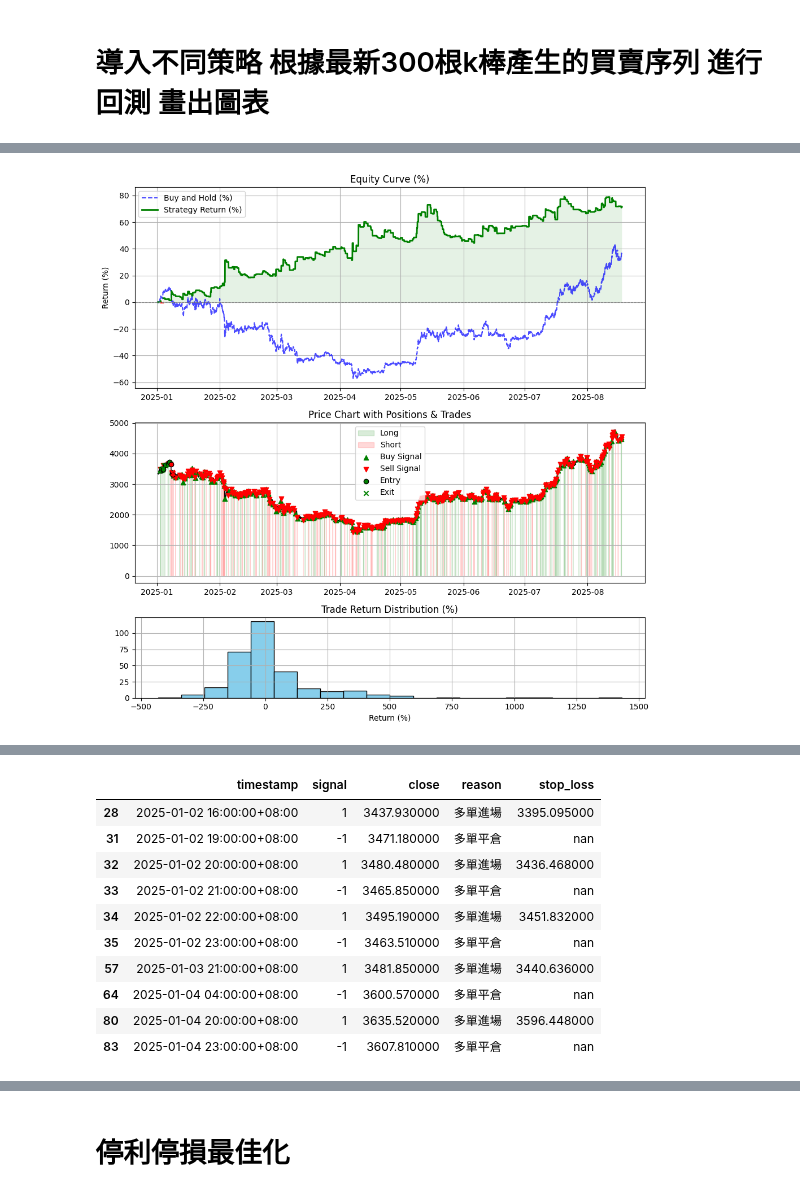
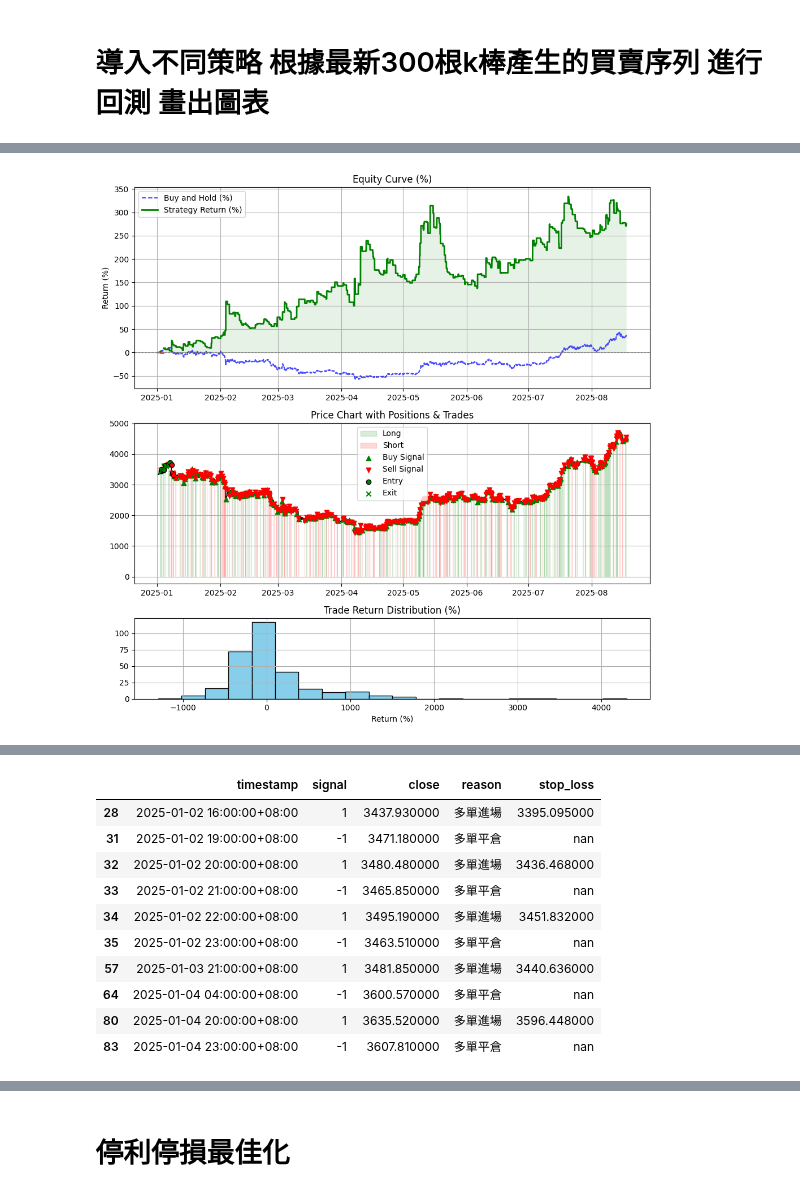
Before and after one commit to skywalker0803r/Vedanta, a Jupyter notebook: backtest_usage.ipynb, the cells around one changed output, grey strips where cells are left out. Drawn from its saved outputs; the diff is of its cells as text; code cells hidden in the pictures.

```diff
--- a/backtest_usage.ipynb
+++ b/backtest_usage.ipynb
@@ -20,7 +20,7 @@ result = backtest_signals(
     df_signals.copy(),
     initial_capital = 1000000, # 1000台幣
     fee_rate = 0.0000, # 合約手續費
-    leverage = 1, # 槓桿
+    leverage = 3, # 槓桿
     allow_short = True, # 是否做空
     stop_loss = None,       # 停損閾值，例如0.05代表5%
     take_profit = None,     # 停利閾值
@@ -46,2 +46,2 @@ display(df_signals.loc[df_signals['signal']!=0,['timestamp','signal','close','re
-[figure, old version]
+[figure, new version]
 | Trade # | Type | Date/Time | Signal | Price | Position size | P&L | Run-up | Drawdown | Cumulative P&L |
```
Also changed, not shown: parts of 1 cell of this notebook, 1 other file.
